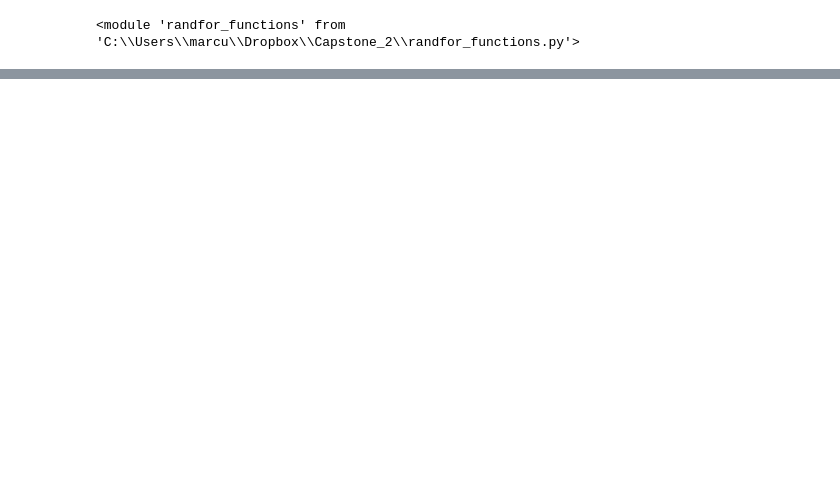
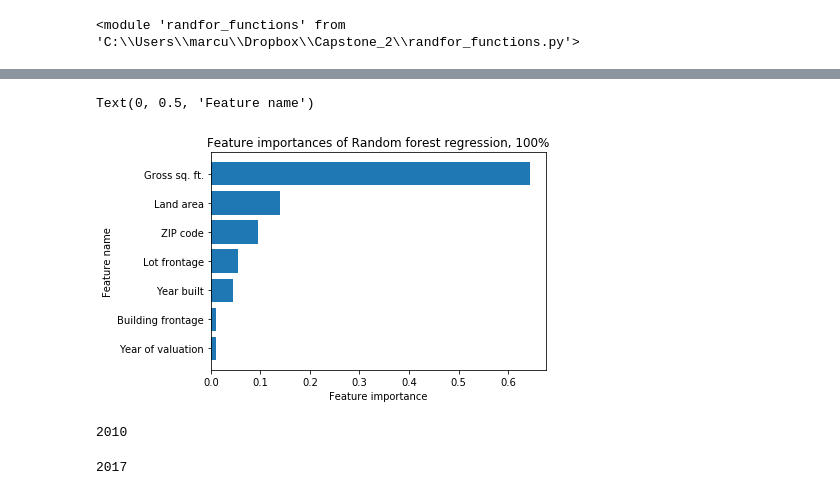
Before and after one commit to Hedgehog612/Capstone_Project_2, a Jupyter notebook: Machine learning.ipynb, the cells around one changed output, grey strips where cells are left out. Cells and saved outputs as stored; diff of their text form; code cells hidden in the pictures; blank space fills up the shorter version.

```diff
--- a/Machine learning.ipynb
+++ b/Machine learning.ipynb
@@ -655,0 +639,4 @@ plt.ylim((0, 1.5))
+# %%
+features = ['Gross sq. ft.', 'Land area', 'ZIP code', 'Lot frontage', 'Year built',\
+           'Building frontage', 'Year of valuation']
+importances = [.644, .140, .095, .054, .045, .011, .010]
@@ -655,0 +646,16 @@ plt.ylim((0, 1.5))
+# %%
+plt.barh(features, importances)
+plt.title('Feature importances of Random forest regression, 100%')
+plt.xlabel("Feature importance")
+plt.ylabel('Feature name')
+# %% [output]
+Text(0, 0.5, 'Feature name')
+[figure, added]
+# %%
+min(propval.YEAR4)
+# %% [output]
+2010
+# %%
+max(propval.YEAR4)
+# %% [output]
+2017
```
Also changed, not shown: parts of 178 cells of this notebook, 4 other files.
